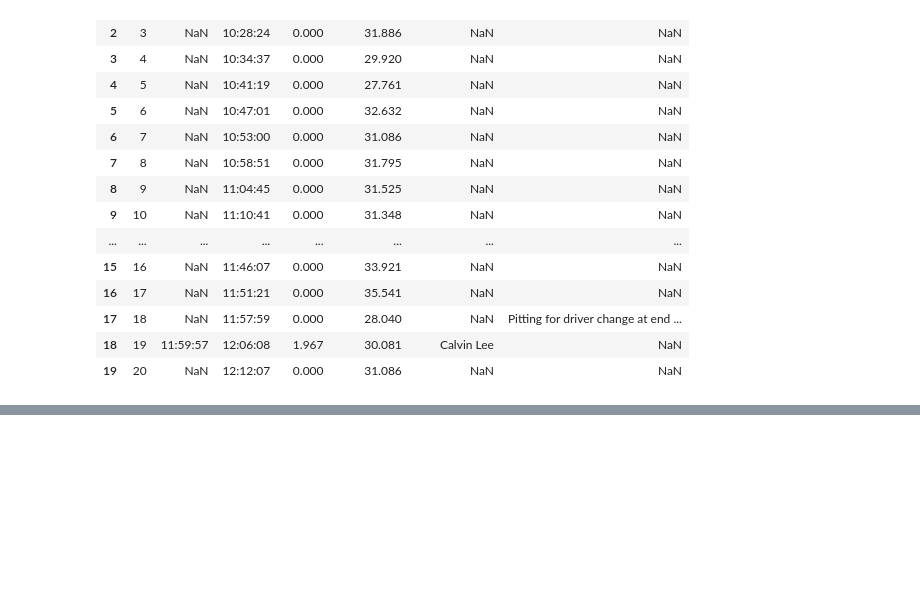
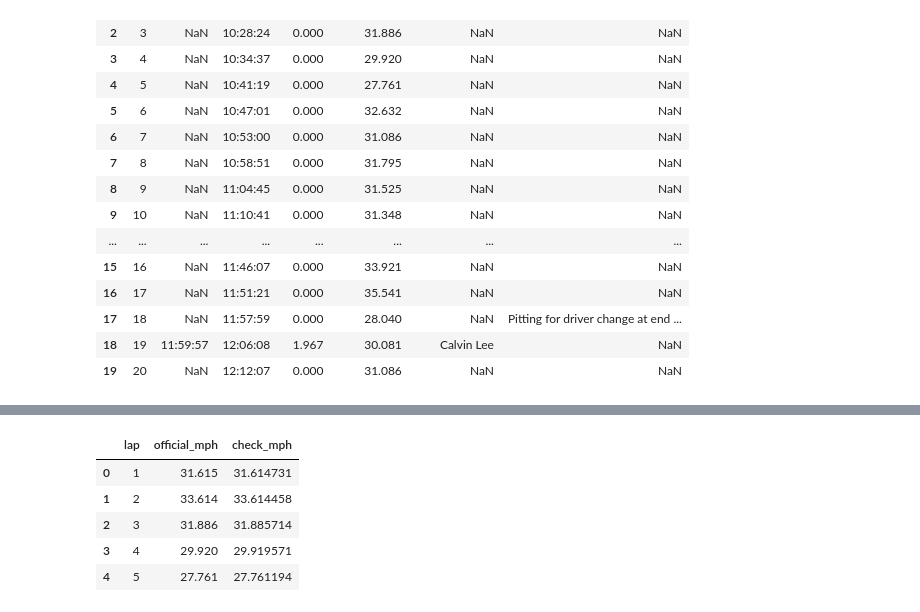
Before and after one commit to jiachengw-sf/calsol_data_analysis, a Jupyter notebook: q1_analysis.ipynb, the cells around one changed output, grey strips where cells are left out. Saved outputs shown, nothing was run; the diff lists cells and outputs as text; code cells hidden in the pictures; blank space fills up the shorter version.

```diff
--- a/q1_analysis.ipynb
+++ b/q1_analysis.ipynb
@@ -61,3 +61,6 @@ laps.head(20)
 | 17 | 18 | NaN | 11:57:59 | 0.000 | 28.040 | NaN | Pitting for driver change at end ... |
 | 18 | 19 | 11:59:57 | 12:06:08 | 1.967 | 30.081 | Calvin Lee | NaN |
 | 19 | 20 | NaN | 12:12:07 | 0.000 | 31.086 | NaN | NaN |
+# %%
+laps["driver"] = laps["driver"].ffill()
+laps["driver"].value_counts()
@@ -63,0 +74,2 @@ laps.head(20)
+# %%
+laps["stint"] = (laps["driver"] != laps["driver"].shift()).cumsum()
@@ -63,0 +102,10 @@ laps.head(20)
+# %%
+laps["check_mph"] = 3.1 / (laps["duration_s"] / 3600)
+laps[["lap", "official_mph", "check_mph"]].head()
+# %% [output]
+|  | lap | official_mph | check_mph |
+| 0 | 1 | 31.615 | 31.614731 |
+| 1 | 2 | 33.614 | 33.614458 |
+| 2 | 3 | 31.886 | 31.885714 |
+| 3 | 4 | 29.920 | 29.919571 |
+| 4 | 5 | 27.761 | 27.761194 |
```
Also changed, not shown: parts of 7 cells of this notebook.
